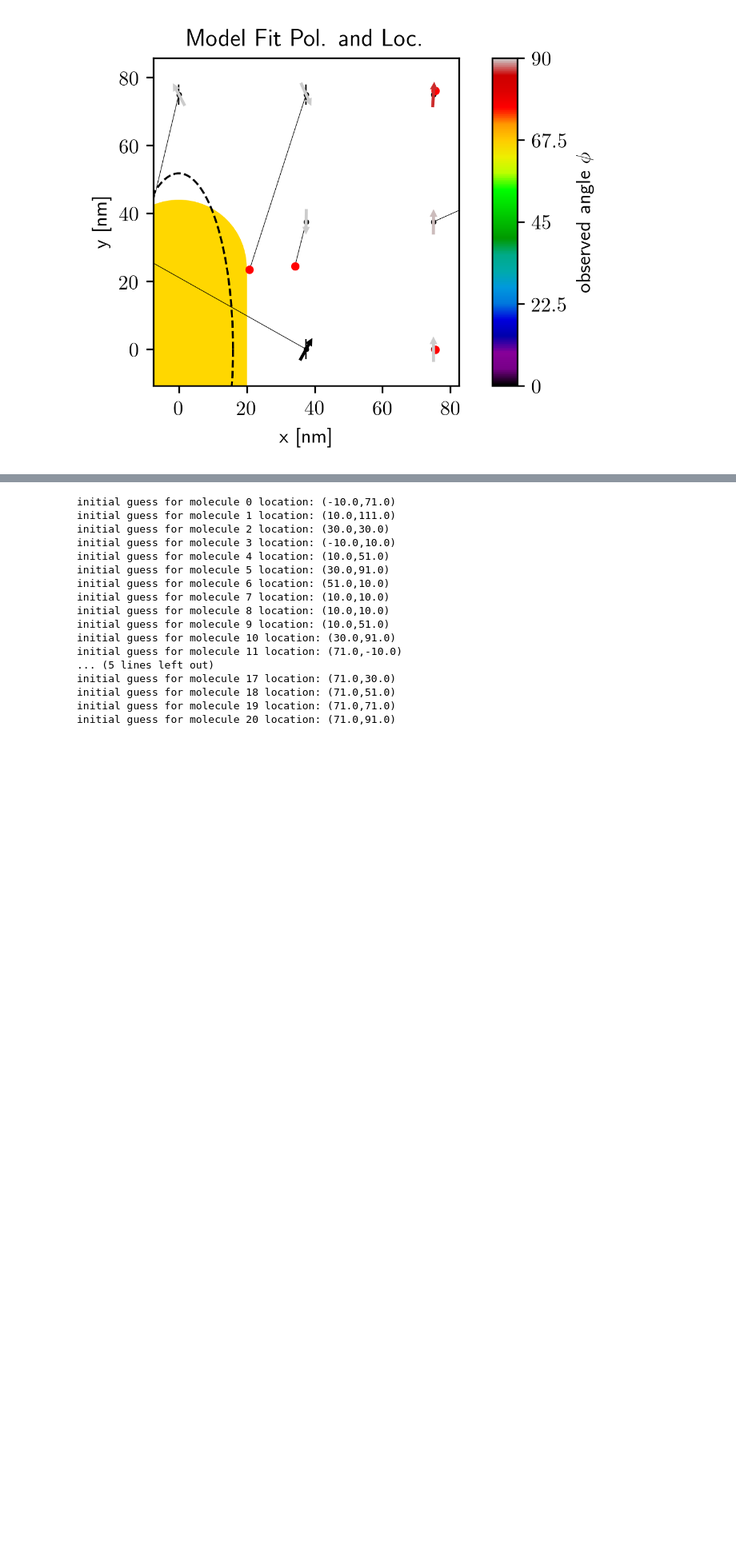
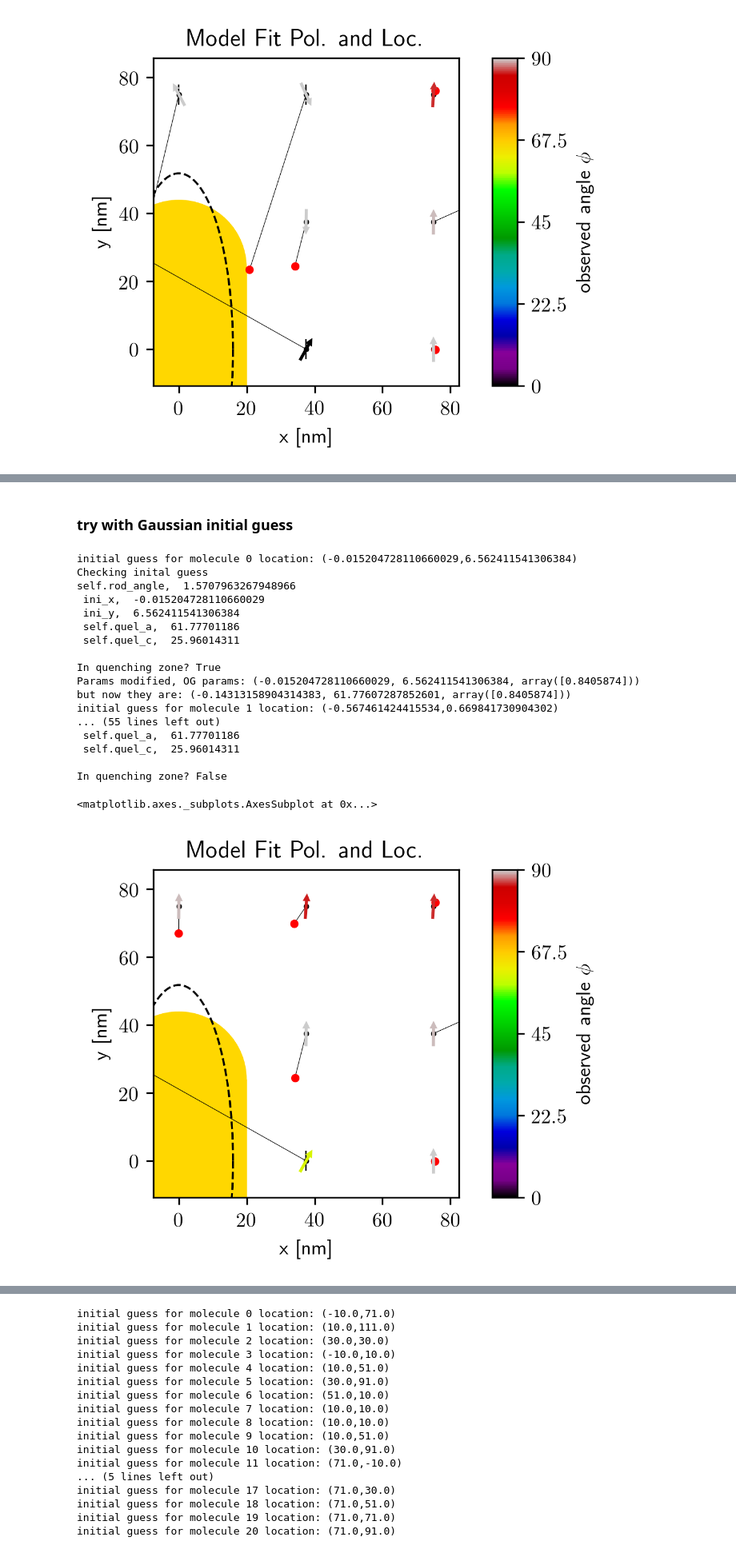
Before and after one commit to HarrisonGoldwyn/mispolarization, a Jupyter notebook: solving_problems/notebooks/fit_localization_from_BEM_fields.ipynb, the cells around one changed output, grey strips where cells are left out. Shown at 80% size. Drawn from its saved outputs; the diff is of its cells as text; code cells hidden in the pictures; blank space fills up the shorter version.

Commit message:
Implemented smart gaussian centroid initial guesses alongside initial guess corrector. Works well when centroids are between nanoparticle geometric center and molecule.

```diff
--- a/solving_problems/notebooks/fit_localization_from_BEM_fields.ipynb
+++ b/solving_problems/notebooks/fit_localization_from_BEM_fields.ipynb
@@ -516,11 +515,38 @@ In quenching zone? False
+# %% [markdown]
+### try with Gaussian initial guess
 # %%
 ## Initial guess defaults to position of maximum intensity.
+test_BEM_fit_instance_few_mol = fit.FitModelToData(
+    loaded_inst.BEM_images,
+#     ini_guess=loaded_inst.mol_locations,
+    ini_guess='gauss',
+    )
 
-test_BEM_fit_instance_few_mol = fit.FitModelToData(
-    simTestInst_few_mol.BEM_images,
-    ini_guess=simTestInst_few_mol.mol_locations
+# New initial guess checker
+test_BEM_fit_few_mol = test_BEM_fit_instance_few_mol.fit_model_to_image_data(
+    check_ini=True,
     )
-test_BEM_fit_few_mol = test_BEM_fit_instance_few_mol.fit_model_to_image_data()
 
 ## Plot fit results
-test_BEM_fit_instance_few_mol.plot_fit_results_as_quiver_map(simTestInst_few_mol)
+# Uses plotlimits, 2 angles, and mol locations from simInst for plot.
+test_BEM_fit_instance_few_mol.plot_fit_results_as_quiver_map(loaded_inst)
+# %% [output]
+initial guess for molecule 0 location: (-0.015204728110660029,6.562411541306384)
+Checking inital guess
+self.rod_angle,  1.5707963267948966
+ ini_x,  -0.015204728110660029
+ ini_y,  6.562411541306384
+ self.quel_a,  61.77701186
+ self.quel_c,  25.96014311
+
+In quenching zone? True
+Params modified, OG params: (-0.015204728110660029, 6.562411541306384, array([0.8405874]))
+but now they are: (-0.14313158904314383, 61.77607287852601, array([0.8405874]))
+initial guess for molecule 1 location: (-0.567461424415534,0.669841730904302)
+... (55 lines left out)
+ self.quel_a,  61.77701186
+ self.quel_c,  25.96014311
+
+In quenching zone? False
+<matplotlib.axes._subplots.AxesSubplot at 0x...>
+[figure, added]
```
Also changed, not shown: parts of 5 cells of this notebook, 1 other file.
